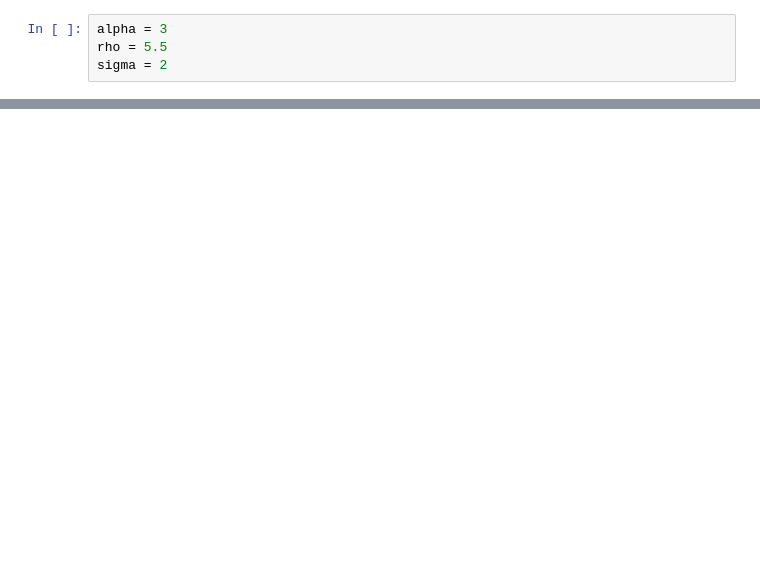
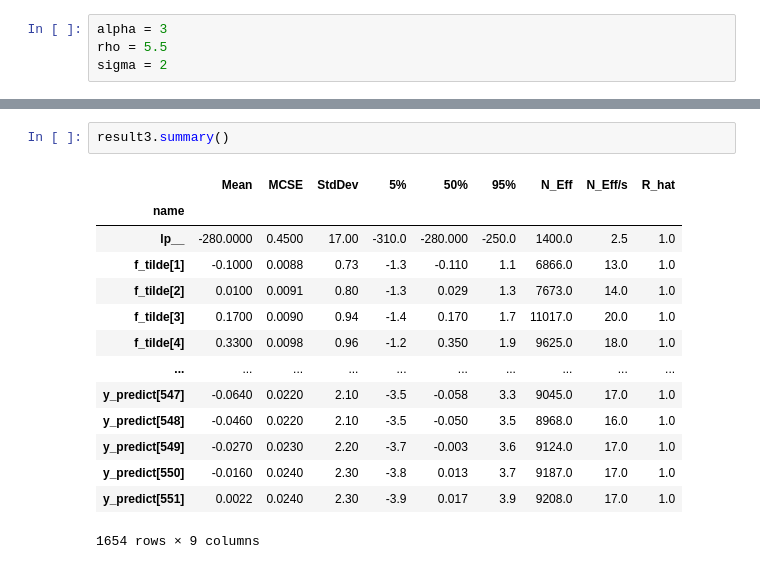
Before and after one commit to Truos/DataAnalytics, a Jupyter notebook: L06/exercise1.ipynb, the cells around one changed output, grey strips where cells are left out. Cells and saved outputs as stored; diff of their text form; blank space fills up the shorter version.

```diff
--- a/L06/exercise1.ipynb
+++ b/L06/exercise1.ipynb
@@ -250,0 +179,17 @@ INFO:cmdstanpy:CmdStan done processing.
+# %%
+result3.summary()
+# %% [output]
+|  | Mean | MCSE | StdDev | 5% | 50% | 95% | N_Eff | N_Eff/s | R_hat |
+| name |  |  |  |  |  |  |  |  |  |
+| lp__ | -280.0000 | 0.4500 | 17.00 | -310.0 | -280.000 | -250.0 | 1400.0 | 2.5 | 1.0 |
+| f_tilde[1] | -0.1000 | 0.0088 | 0.73 | -1.3 | -0.110 | 1.1 | 6866.0 | 13.0 | 1.0 |
+| f_tilde[2] | 0.0100 | 0.0091 | 0.80 | -1.3 | 0.029 | 1.3 | 7673.0 | 14.0 | 1.0 |
+| f_tilde[3] | 0.1700 | 0.0090 | 0.94 | -1.4 | 0.170 | 1.7 | 11017.0 | 20.0 | 1.0 |
+| f_tilde[4] | 0.3300 | 0.0098 | 0.96 | -1.2 | 0.350 | 1.9 | 9625.0 | 18.0 | 1.0 |
+| ... | ... | ... | ... | ... | ... | ... | ... | ... | ... |
+| y_predict[547] | -0.0640 | 0.0220 | 2.10 | -3.5 | -0.058 | 3.3 | 9045.0 | 17.0 | 1.0 |
+| y_predict[548] | -0.0460 | 0.0220 | 2.10 | -3.5 | -0.050 | 3.5 | 8968.0 | 16.0 | 1.0 |
+| y_predict[549] | -0.0270 | 0.0230 | 2.20 | -3.7 | -0.003 | 3.6 | 9124.0 | 17.0 | 1.0 |
+| y_predict[550] | -0.0160 | 0.0240 | 2.30 | -3.8 | 0.013 | 3.7 | 9187.0 | 17.0 | 1.0 |
+| y_predict[551] | 0.0022 | 0.0240 | 2.30 | -3.9 | 0.017 | 3.9 | 9208.0 | 17.0 | 1.0 |
+1654 rows × 9 columns
```
Also changed, not shown: parts of 18 cells of this notebook, 3 other files.
